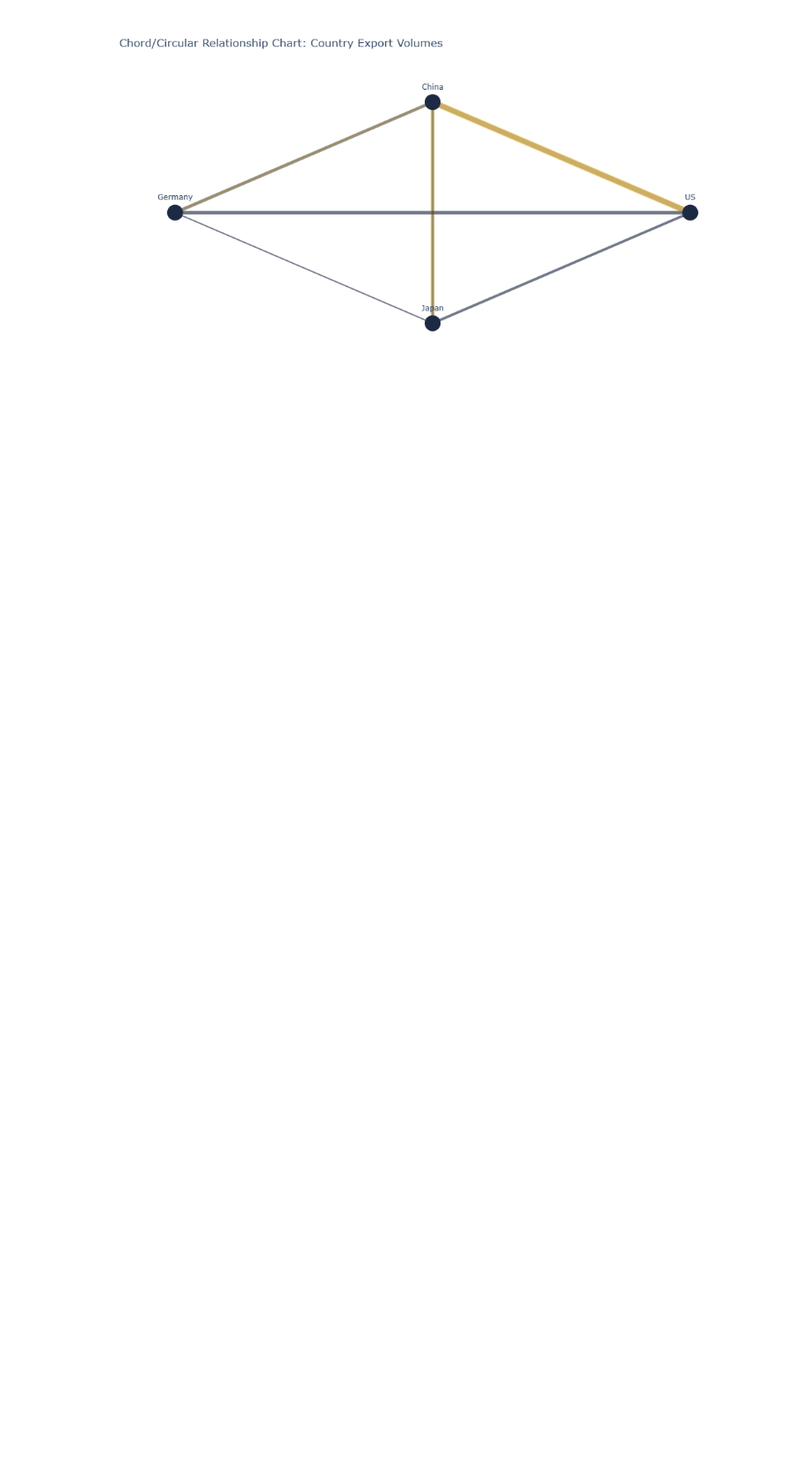
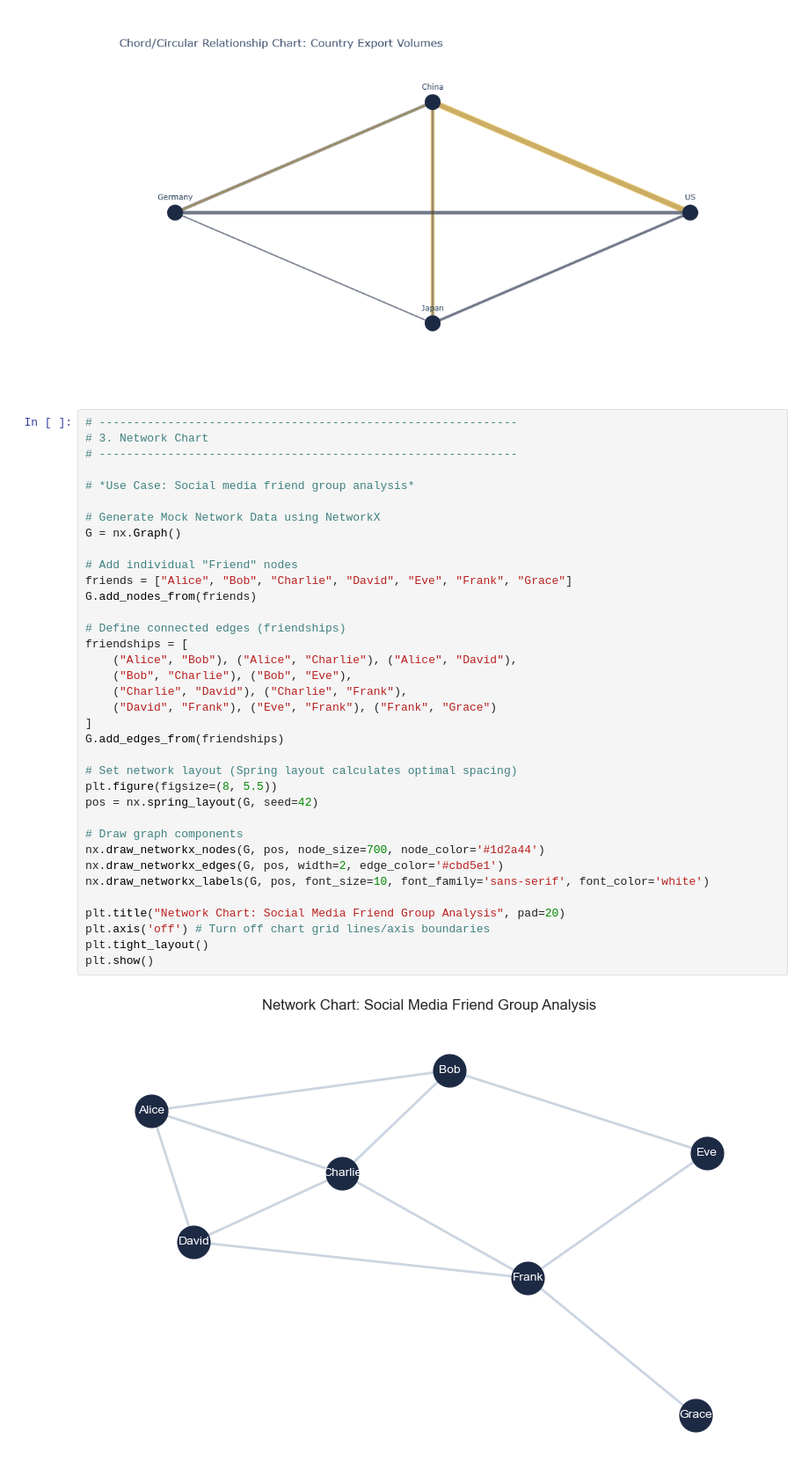
Before and after one commit to Kurodataio/Data_Visualizations, a Jupyter notebook: data_visualizations.ipynb, the cells around one changed output. Shown at 88% size. Drawn from its saved outputs; the diff is of its cells as text; blank space fills up the shorter version.

Commit message:
Add Network Chart

```diff
--- a/data_visualizations.ipynb
+++ b/data_visualizations.ipynb
@@ -807,3 +807,41 @@ fig_chord.update_layout(
 fig_chord.show()
 # %% [output]
 [figure]
+# %%
+# -------------------------------------------------------------
+# 3. Network Chart
+# -------------------------------------------------------------
+
+# *Use Case: Social media friend group analysis*
+
+# Generate Mock Network Data using NetworkX
+G = nx.Graph()
+
+# Add individual "Friend" nodes
+friends = ["Alice", "Bob", "Charlie", "David", "Eve", "Frank", "Grace"]
+G.add_nodes_from(friends)
+
+# Define connected edges (friendships)
+friendships = [
+    ("Alice", "Bob"), ("Alice", "Charlie"), ("Alice", "David"),
+    ("Bob", "Charlie"), ("Bob", "Eve"),
+    ("Charlie", "David"), ("Charlie", "Frank"),
+    ("David", "Frank"), ("Eve", "Frank"), ("Frank", "Grace")
+]
+G.add_edges_from(friendships)
+
+# Set network layout (Spring layout calculates optimal spacing)
+plt.figure(figsize=(8, 5.5))
+pos = nx.spring_layout(G, seed=42)
+
+# Draw graph components
+nx.draw_networkx_nodes(G, pos, node_size=700, node_color='#1d2a44')
+nx.draw_networkx_edges(G, pos, width=2, edge_color='#cbd5e1')
+nx.draw_networkx_labels(G, pos, font_size=10, font_family='sans-serif', font_color='white')
+
+plt.title("Network Chart: Social Media Friend Group Analysis", pad=20)
+plt.axis('off') # Turn off chart grid lines/axis boundaries
+plt.tight_layout()
+plt.show()
+# %% [output]
+[figure, added]
```
